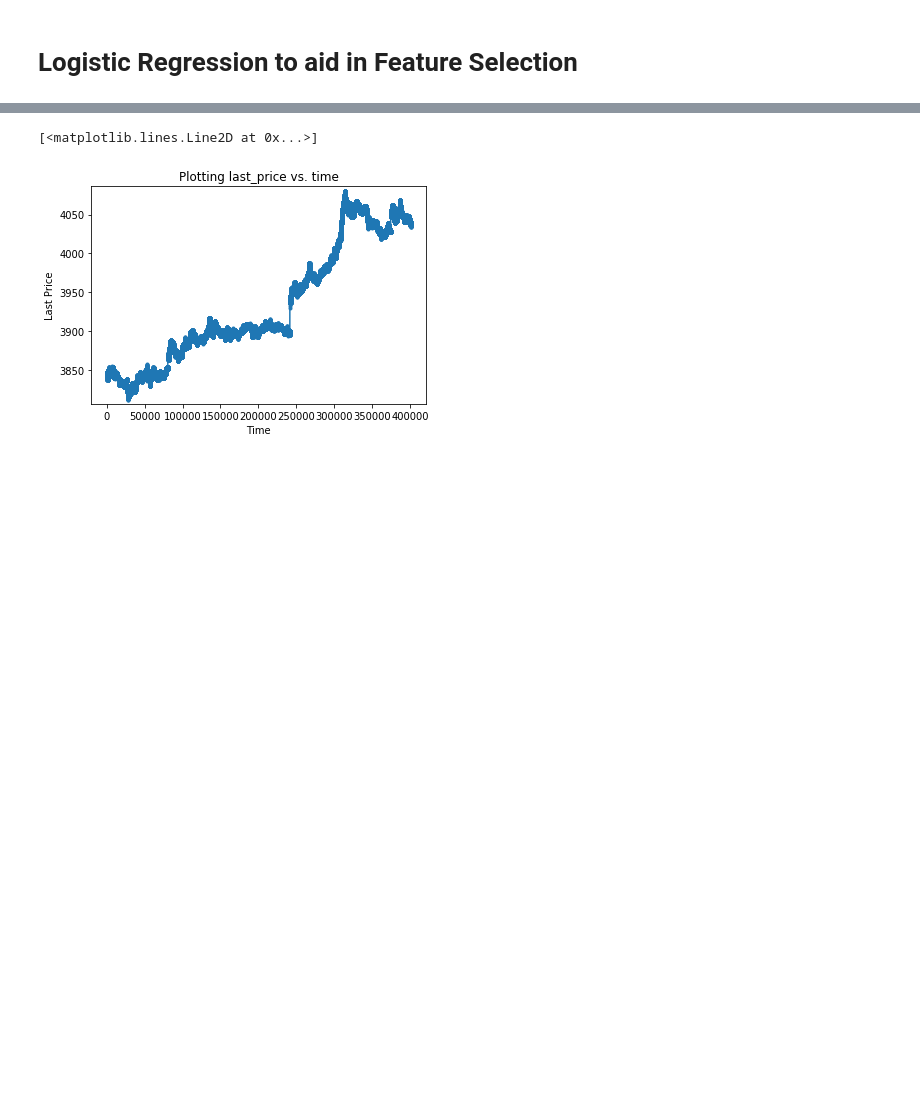
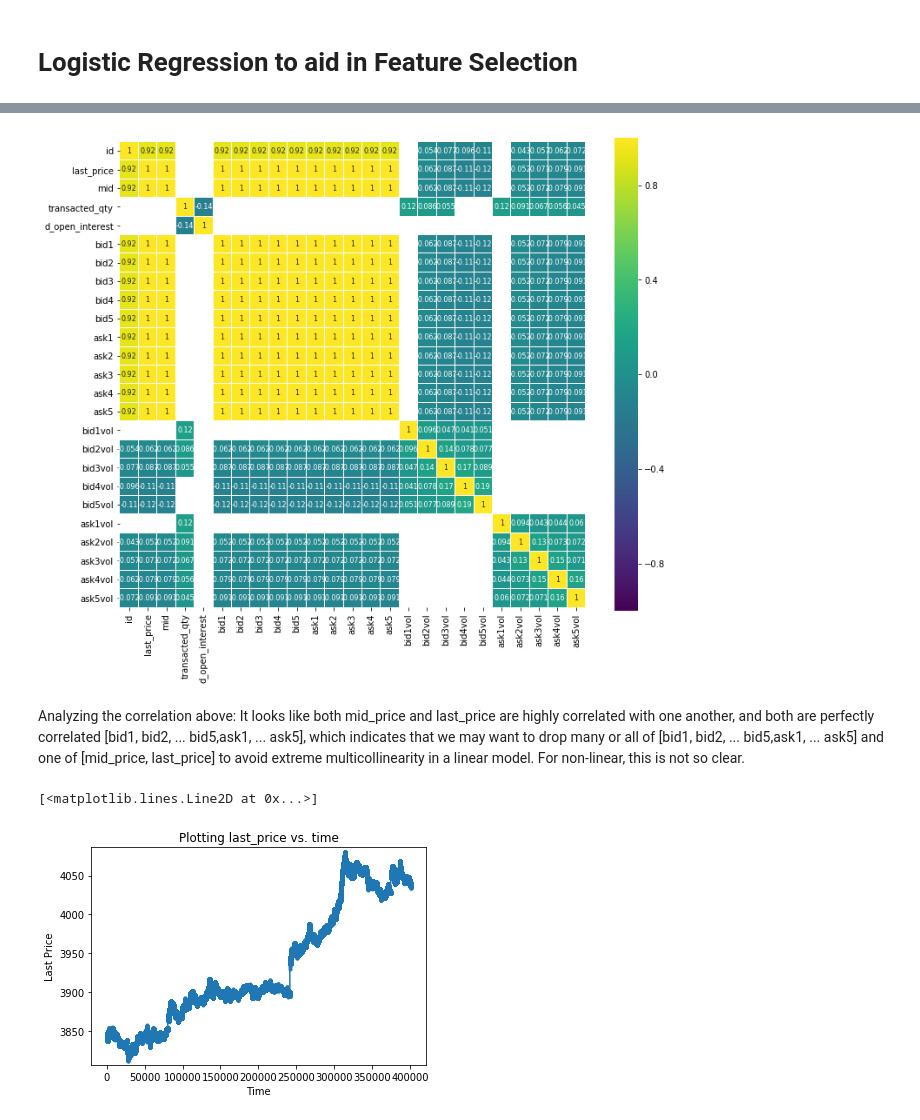
Before and after one commit to betzcats/cs155project1, a Jupyter notebook: MayaCode.ipynb, the cells around one changed output, grey strips where cells are left out. Saved outputs shown, nothing was run; the diff lists cells and outputs as text; code cells hidden in the pictures; blank space fills up the shorter version.

```diff
--- a/MayaCode.ipynb
+++ b/MayaCode.ipynb
@@ -6,10 +7,6 @@ import matplotlib.pyplot as plt
 # %%
 # Loading in data
-train_data = pd.read_csv("data/train.csv")
-
+df = pd.read_csv("data/train.csv")
 # Note that y contains binary label indicating if mid_price goes up
-# in next timestep (y = 1) or not (0)
-
-
-
-# Handling nan during feature prediction??
+# in next timestep (y = 1) or not (0). Output probability of mid_price
+# going up.
@@ -44,0 +13,2 @@ train_data.head()
+# %%
+df.columns = list(df.columns.values)
@@ -45,3 +37,21 @@ train_data.head()
+# %%
+# Dropping closed_position_qty  0.046323, opened_position_qty  0.032599
+# df.count() doesn't count NaN valus
+df.drop(columns=['closed_position_qty', 'opened_position_qty '], inplace=True)
+# %%
+corr = df.drop('y', axis=1).corr() # We already examined y correlations
+plt.figure(figsize=(12, 10))
+
+sns.heatmap(corr[(corr >= 0.04) | (corr <= -0.04)],
+            cmap='viridis', vmax=1.0, vmin=-1.0, linewidths=0.1,
+            annot=True, annot_kws={"size": 8}, square=True);
+# %% [output]
+[figure, added]
+# %% [markdown]
+Analyzing the correlation above: It looks like both mid_price and last_price are highly correlated with
+one another, and both are perfectly correlated [bid1, bid2,  ... bid5,ask1, ... ask5], which indicates that
+we may want to drop many or all of [bid1, bid2,  ... bid5,ask1, ... ask5] and one of [mid_price, last_price]
+to avoid extreme multicollinearity in a linear model. For non-linear, this is not so clear.
 # %%
 fig = plt.figure()
 plt.title('Plotting last_price vs. time')
```
Also changed, not shown: parts of 6 cells of this notebook.
